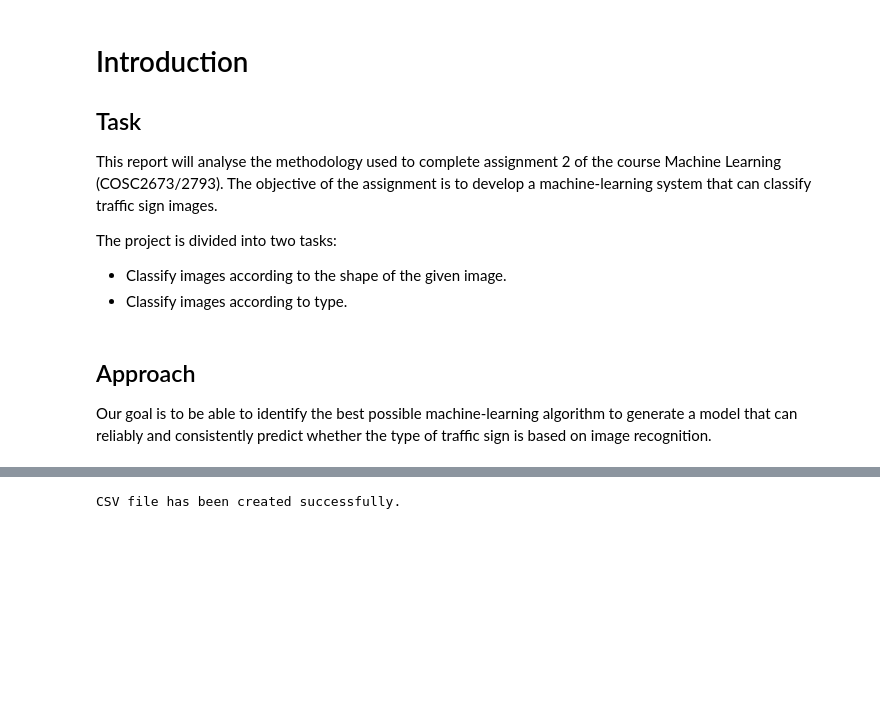
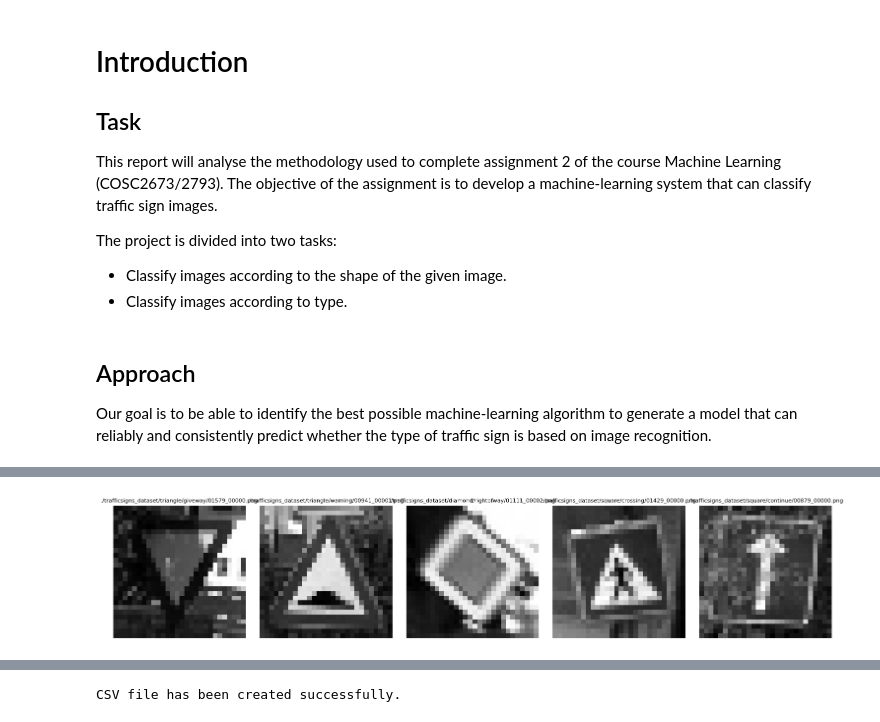
Before and after one commit to afrahhassan/afrahhassan, a Jupyter notebook: assignment2.ipynb, the cells around one changed output, grey strips where cells are left out. Cells and saved outputs as stored; diff of their text form; code cells hidden in the pictures; blank space fills up the shorter version.

```diff
--- a/assignment2.ipynb
+++ b/assignment2.ipynb
@@ -38,0 +42,46 @@ create a type csv
+# %%
+import os
+import zipfile
+import matplotlib.pyplot as plt
+import matplotlib.image as mpimg
+
+# Path to the ZIP file and extraction directory
+zip_path = '/content/drive/MyDrive/Assignment2/trafficsigns_dataset.zip'
+extraction_path = './trafficsigns_dataset'
+
+# Extracting the ZIP file
+with zipfile.ZipFile(zip_path, 'r') as zip_ref:
+    zip_ref.extractall(extraction_path)
+
+# Function to display images
+def plot_images(images, titles, rows=1, cols=5, figsize=(15, 3)):
+    fig, axes = plt.subplots(rows, cols, figsize=figsize)
+    axes = axes.ravel()
+    for i in range(len(images)):
+        axes[i].imshow(images[i], cmap='gray')
+        axes[i].set_title(titles[i], fontsize=8)
+        axes[i].axis('off')
+    plt.tight_layout()
+    plt.show()
+
+# Function to collect images from multiple directories
+def collect_images(directory, extension, num_images=5, cols=5):
+    images = []
+    titles = []
+    # Walk through each folder and subfolder
+    for root, dirs, files in os.walk(directory):
+        file_list = [os.path.join(root, file) for file in files if file.endswith(extension)]
+        if file_list:
+            selected_files = file_list[:num_images]  # Take up to num_images from each folder
+            images.extend([mpimg.imread(img) for img in selected_files])
+            titles.extend(selected_files)
+        if len(images) >= cols:  # Limit the total number of images to display
+            break
+    return images, titles
+
+# Collect and display images
+image_extensions = ('.jpeg', '.jpg', '.png')
+images, titles = collect_images(extraction_path, image_extensions, num_images=1, cols=5)  # Adjust num_images to pick from each folder
+plot_images(images, titles)
+# %% [output]
+[figure, added]
```
Also changed, not shown: parts of 28 cells of this notebook.
